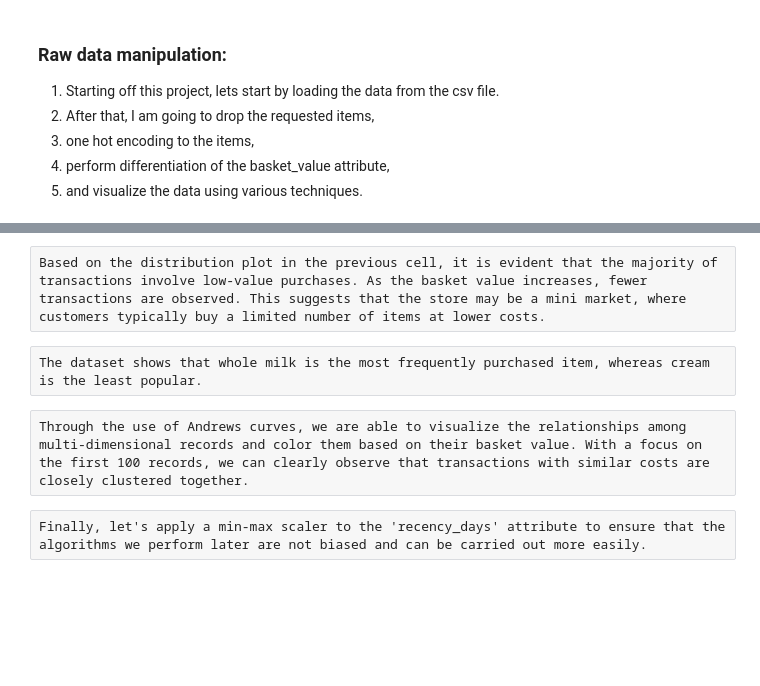
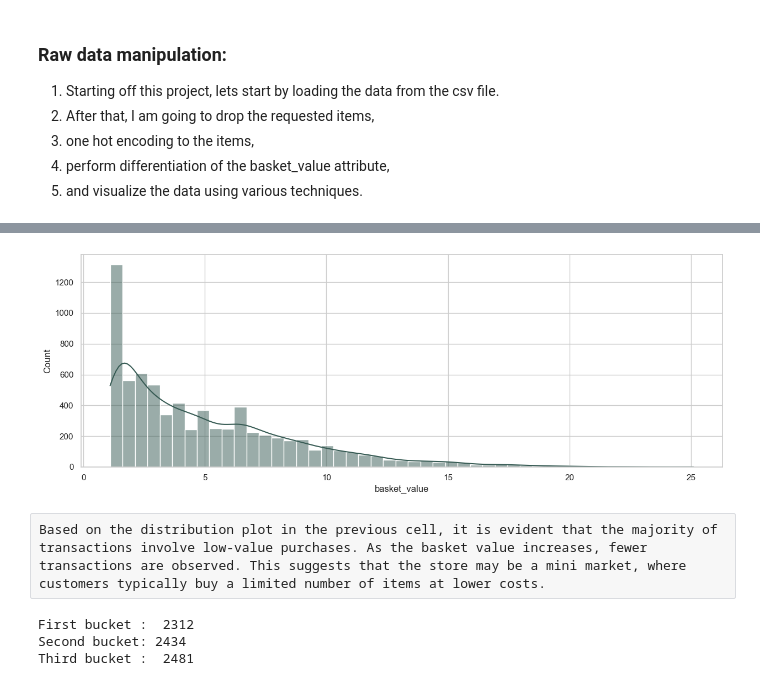
Before and after one commit to kchondror/Data-Mining-for-Retail-Stores, a Jupyter notebook: Data Mining for Retail Stores.ipynb, the cells around one changed output, grey strips where cells are left out. Saved outputs shown, nothing was run; the diff lists cells and outputs as text; code cells hidden in the pictures; blank space fills up the shorter version.

```diff
--- a/Data Mining for Retail Stores.ipynb
+++ b/Data Mining for Retail Stores.ipynb
@@ -54,8 +75,8 @@ def keep_products(product):
 
     return float("nan")
 
-info_cols = transactions.iloc[:,:3]
-item_cols = transactions.iloc[:, 3:].applymap(lambda x :keep_products(x))
+info_cols = transactions_init.iloc[:,:3]
+item_cols = transactions_init.iloc[:, 3:].applymap(lambda x :keep_products(x))
 # %%
 ids = []
 
@@ -79,12 +117,18 @@ transactions.describe(percentiles=[.33,.66]).T
 # %%
 fig = plt.figure(figsize=(15,5))
-sns.histplot(transactions["basket_value"], kde=True)
+sns.histplot(transactions["basket_value"], kde=True, color = "#375b54")
 
 plt.show()
+# %% [output]
+[figure, added]
-# %% [raw]
-Based on the distribution plot in the previous cell, it is evident that the majority of transactions involve low-value purchases. As the basket value increases, fewer transactions are observed. This suggests that the store may be a mini market, where customers typically buy a limited number of items at lower costs.
+# %% [raw]
+Based on the distribution plot in the previous cell, it is evident that the majority of transactions involve low-value purchases. As the basket value increases, fewer transactions are observed. This suggests that the store may be a mini market, where customers typically buy a limited number of items at lower costs.
 # %%
-print(f"First bucket :  {len(transactions.loc[transactions['basket_value'] < 2.9])}")
-print(f"Second bucket: {len(transactions.loc[(transactions['basket_value'] < 6.3) & (transactions['basket_value'] >= 2.9)])}")
-print(f"Third bucket :  {len(transactions.loc[transactions['basket_value'] >= 6.3])}")
+print(f"First bucket :  {len(transactions.loc[transactions['basket_value'] < 2.5])}")
+print(f"Second bucket: {len(transactions.loc[(transactions['basket_value'] < 6) & (transactions['basket_value'] >= 2.5)])}")
+print(f"Third bucket :  {len(transactions.loc[transactions['basket_value'] >= 6])}")
+# %% [output]
+First bucket :  2312
+Second bucket: 2434
+Third bucket :  2481
 # %%
@@ -104,2 +137,0 @@ plt.show()
-# %% [raw]
-The dataset shows that whole milk is the most frequently purchased item, whereas cream is the least popular.
@@ -110,4 +137,0 @@ plt.show()
-# %% [raw]
-Through the use of Andrews curves, we are able to visualize the relationships among multi-dimensional records and color them based on their basket value. With a focus on the first 100 records, we can clearly observe that transactions with similar costs are closely clustered together.
-# %% [raw]
-Finally, let's apply a min-max scaler to the 'recency_days' attribute to ensure that the algorithms we perform later are not biased and can be carried out more easily.
```
Also changed, not shown: parts of 67 cells of this notebook.
